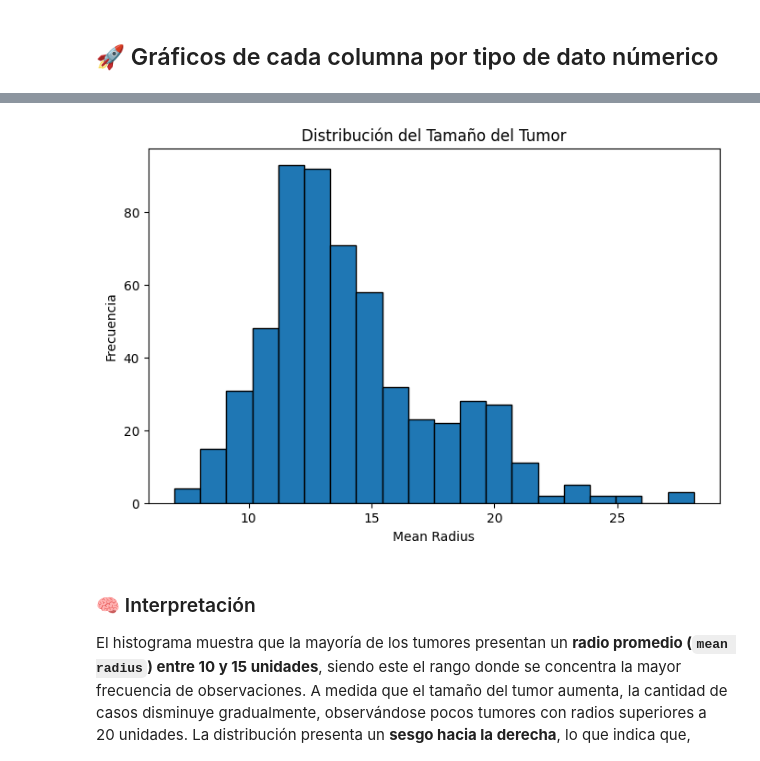
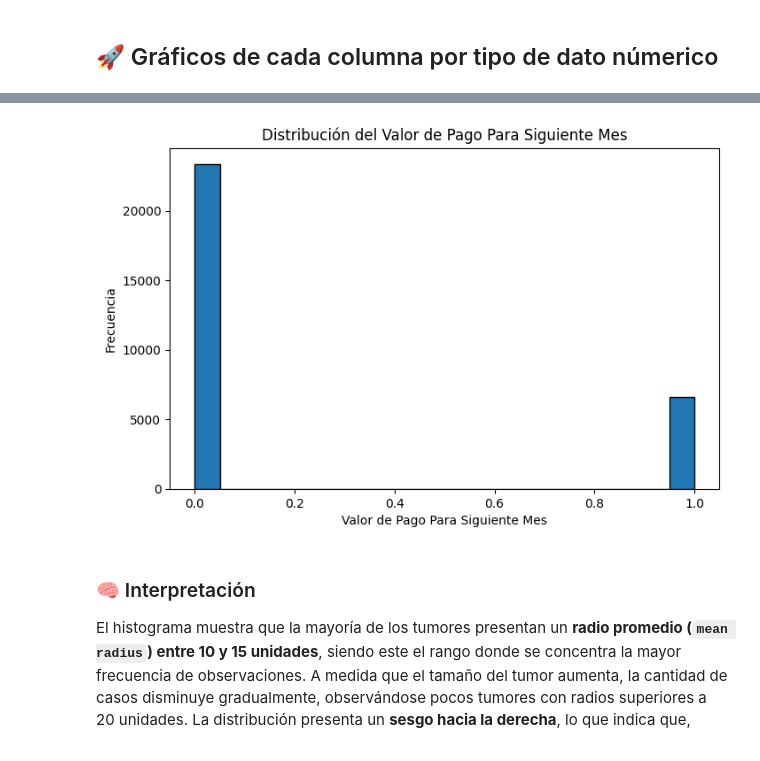
Before and after one commit to ChrisJavier/UIDE_3_WorkGroupDataMinning, a Jupyter notebook: Week03/WorkGroup/DAMI_CP_W3_E10.ipynb, the cells around one changed output, grey strips where cells are left out. Cells and saved outputs as stored; diff of their text form; code cells hidden in the pictures.

```diff
--- a/Week03/WorkGroup/DAMI_CP_W3_E10.ipynb
+++ b/Week03/WorkGroup/DAMI_CP_W3_E10.ipynb
@@ -30,18 +57,26 @@ Aplicar técnicas de agrupamiento (clustering) para explorar y analizar patrones
 ## 🚀 Descarga del dataset
 # %%
 ## 🔗 Enlaces del Dataset que se usaran
+!pip install ucimlrepo
 # Usaremos el dataset de cáncer de mama de la libreria de sklearn
-from sklearn.datasets import load_breast_cancer
+from ucimlrepo import fetch_ucirepo
 
- # importacion de la libreria os que permite interactuar con el sistema operativo (archivos y rutas)
-
+# importacion de la libreria os que permite interactuar con el sistema operativo (archivos y rutas)
 import os
 import seaborn as sns
 import matplotlib.pyplot as plt
 import pandas as pd
 import numpy as np
 
-data = load_breast_cancer()
-df = pd.DataFrame(data.data, columns=data.feature_names)
-df.head(20)
+# fetch dataset
+default_of_credit_card_clients = fetch_ucirepo(id=350)
+
+# data (as pandas dataframes)
+df = default_of_credit_card_clients.data.original
+
+# metadata
+print(default_of_credit_card_clients.metadata)
+
+# variable information
+print(default_of_credit_card_clients.variables)
 # %% [output]
@@ -66,3 +100,18 @@ df.head(20)
+# %%
+# Definir los nombres reales de las variables según la tabla de descripción proporcionada en el cuaderno.
+# Estos nombres corresponden en orden a las columnas X1 a X23.
+columns_names = default_of_credit_card_clients.variables.description.tolist()
+
+# Renombramos la columna 0
+columns_names[0] = 'ID'
+
+# Renombramos la columna target que necesitamos para analisis
+columns_names[24] = 'default_payment_next_month'
+
+# Asignar directamente la nueva lista de nombres a las columnas del DataFrame.
+# Esto reemplaza las columnas X1, X2, ... con sus nombres descriptivos.
+
+df.columns = columns_names
 # %% [markdown]
 ## 🚀 Previsualizacion y validacion
 
@@ -183,13 +218,13 @@ dtype: float64
 # %%
 # Distribuyendo los datos en un gráfico tenemos lo siguiente
 plt.figure(figsize=(8,5))
-plt.hist(df["mean radius"], bins=20, edgecolor='black')
-plt.title("Distribución del Tamaño del Tumor")
-plt.xlabel("Mean Radius")
+plt.hist(df["default_payment_next_month"], bins=20, edgecolor='black')
+plt.title("Distribución del Valor de Pago Para Siguiente Mes")
+plt.xlabel("Valor de Pago Para Siguiente Mes")
 plt.ylabel("Frecuencia")
 plt.show()
 # %% [output]
-[figure, old version]
+[figure, new version]
 # %% [markdown]
 ### 🧠 Interpretación
 
```
Also changed, not shown: parts of 22 cells of this notebook.
